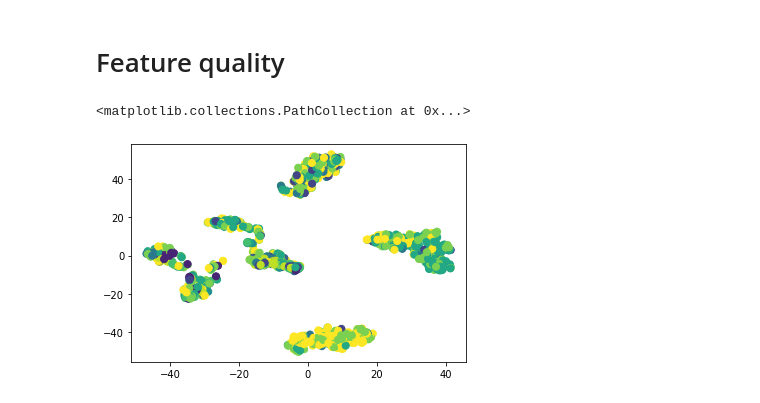
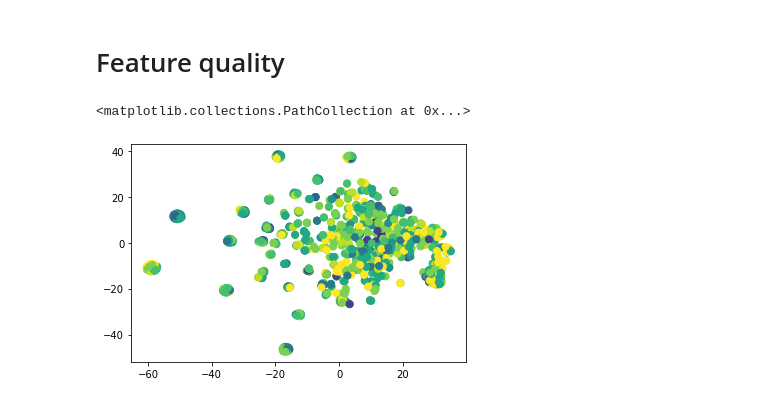
Before and after one commit to DaviesX/movie-lens, a Jupyter notebook: src/a_latent_tsvd.ipynb, the cells around one changed output. Saved outputs shown, nothing was run; the diff lists cells and outputs as text; code cells hidden in the pictures.

Commit message:
Changed latent_tsvd analysis to use sparse format.

```diff
--- a/src/a_latent_tsvd.ipynb
+++ b/src/a_latent_tsvd.ipynb
@@ -36,0 +43,9 @@ plt.scatter(x=movie_embeddings[:,0], y=movie_embeddings[:,1])
+# %%
+movie_embed_valid = dataset.load_dense_array(file="../data/latent_tsvd_movie_valid.npz")
+
+print("shape", movie_embed_valid.shape)
+print("max=", np.max(movie_embed_valid))
+print("average=", np.mean(movie_embed_valid))
+print("min=", np.min(movie_embed_valid))
+
+plt.hist(x=movie_embed_valid.flatten(), bins=20)
@@ -67,10 +105,10 @@ plt.scatter(x=tsne_embeddings[:,0], y=tsne_embeddings[:,1], c=membership[:1000],
 # %%
-user_embeddings = np.load(file="../../data/embeddings_user_train.npy")
+user_embed_train = dataset.load_dense_array(file="../data/latent_tsvd_user_train.npz")
 
-print("shape", user_embeddings.shape)
-print("max=", np.max(user_embeddings))
-print("average=", np.mean(user_embeddings))
-print("min=", np.min(user_embeddings))
+print("shape", user_embed_train.shape)
+print("max=", np.max(user_embed_train))
+print("average=", np.mean(user_embed_train))
+print("min=", np.min(user_embed_train))
 
-plt.hist(x=user_embeddings.flatten(), bins=20)
+plt.hist(x=user_embed_train.flatten(), bins=20)
 # %% [output]
@@ -97,0 +138,9 @@ plt.scatter(x=user_embeddings[:,0], y=user_embeddings[:,1])
+# %%
+user_embed_valid = dataset.load_dense_array(file="../data/latent_tsvd_user_valid.npz")
+
+print("shape", user_embed_valid.shape)
+print("max=", np.max(user_embed_valid))
+print("average=", np.mean(user_embed_valid))
+print("min=", np.min(user_embed_valid))
+
+plt.hist(x=user_embed_valid.flatten(), bins=20)
@@ -120,14 +186,15 @@ plt.scatter(x=tsne_embeddings[:,0], y=tsne_embeddings[:,1], c=membership, s=50)
 # %% [markdown]
 # Feature quality
 # %%
-ground_truth_train = np.load(file="./data/rated_embeddings_train.npy")
-train_x = ground_truth_train[:, 2:-1]
-train_true_ratings = ground_truth_train[:,-1]
+from data import dataset
+
+um = dataset.load_sparse_matrix(file="../data/raw_ratings_train.npz")
+pairwise_embed = np.concatenate((user_embed_train[um.row], movie_embed_train[um.col]), axis=1)
 
 tsne = TSNE(n_components=2)
-tsne_train_x = tsne.fit_transform(train_x[:1000, :])
+tsne_train_x = tsne.fit_transform(pairwise_embed[:1000, :])
 
-plt.scatter(x=tsne_train_x[:,0], y=tsne_train_x[:,1], c=train_true_ratings[:1000], vmin=0, vmax=5, s=50)
+plt.scatter(x=tsne_train_x[:,0], y=tsne_train_x[:,1], c=um.data[:1000], vmin=0, vmax=5, s=50)
 # %% [output]
 <matplotlib.collections.PathCollection at 0x...>
-[figure, old version]
+[figure, new version]
```
Also changed, not shown: parts of 19 cells of this notebook, 1 other file.
